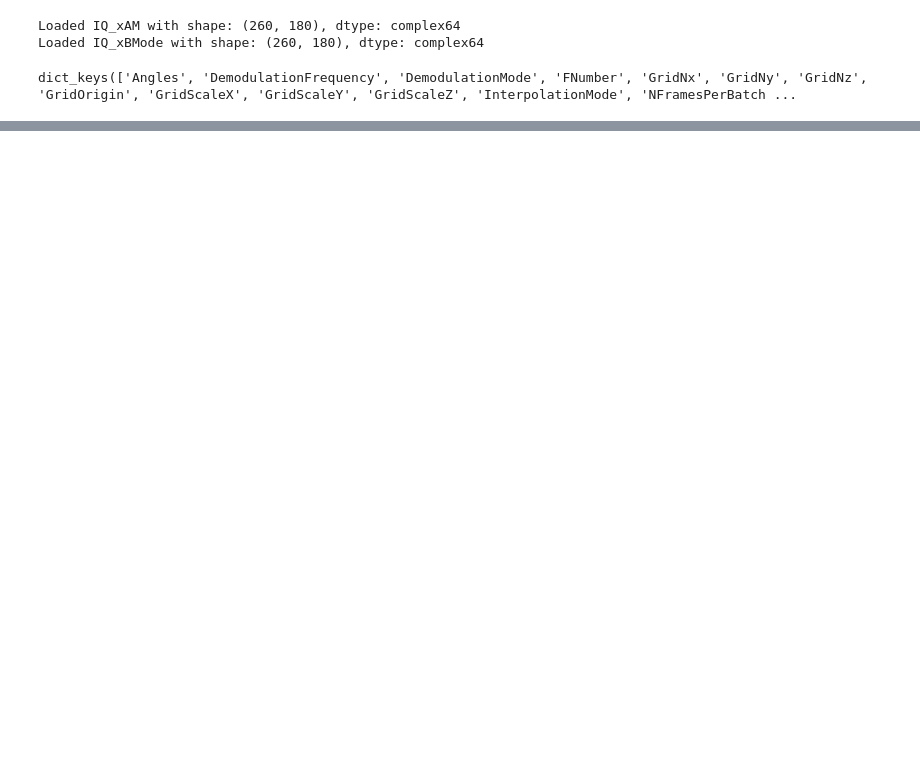
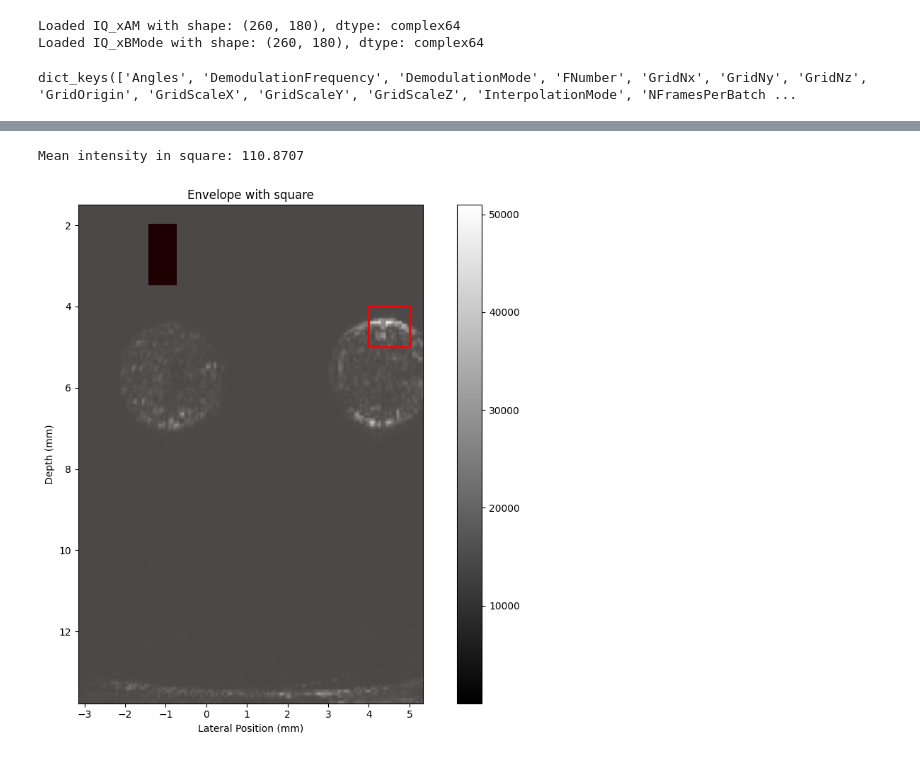
Before and after one commit to fabibombo/NB3026-ultrasound-processing, a Jupyter notebook: notebook1.ipynb, the cells around one changed output, grey strips where cells are left out. Saved outputs shown, nothing was run; the diff lists cells and outputs as text; code cells hidden in the pictures; blank space fills up the shorter version.

```diff
--- a/notebook1.ipynb
+++ b/notebook1.ipynb
@@ -205,0 +408,19 @@ fig1, ax1 = plot_beamformed_image(BFData, ReconParams, mode='AM')
+# %%
+x_mm = 3.0
+z_mm = 13.5
+
+x_mm = 4.5
+z_mm = 4.5
+
+width_mm = 1
+
+# Now plot the envelope with a square
+fig2, ax2 = plot_envelope_with_square(
+    envelope, lateral_mm, depth_mm,
+    x_mm=x_mm, z_mm=z_mm, width_mm=width_mm,
+    cmap='gray', title='Envelope with square'
+)
+plt.show()
+# %% [output]
+Mean intensity in square: 110.8707
+[figure, added]
```
Also changed, not shown: parts of 10 cells of this notebook, 1 other file.
